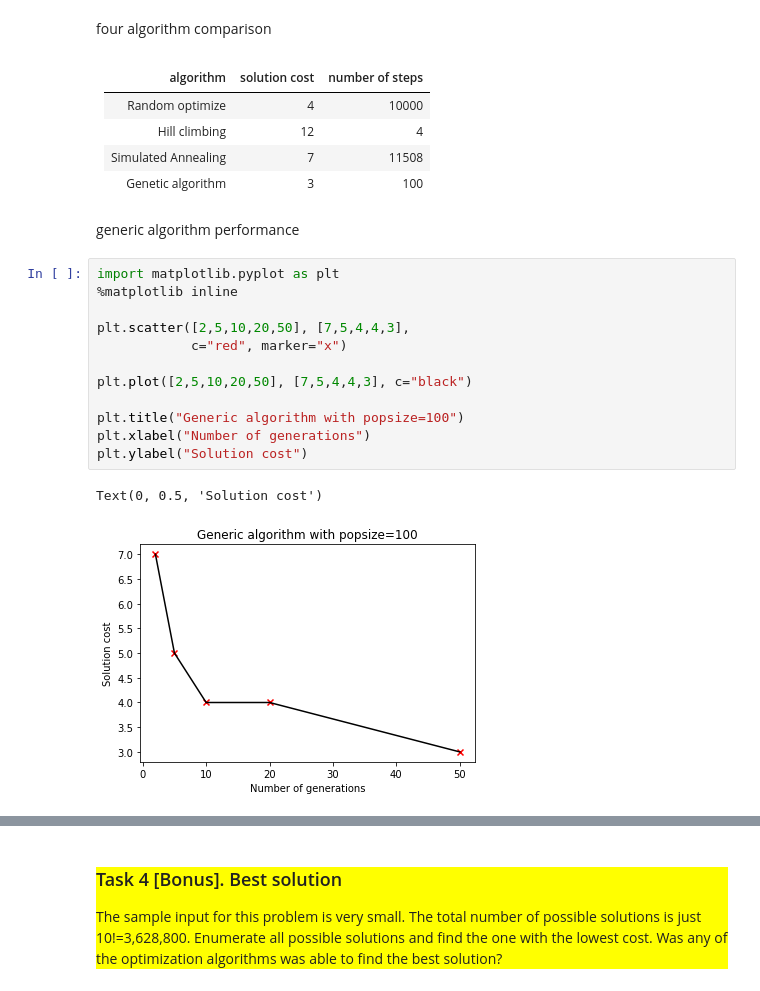
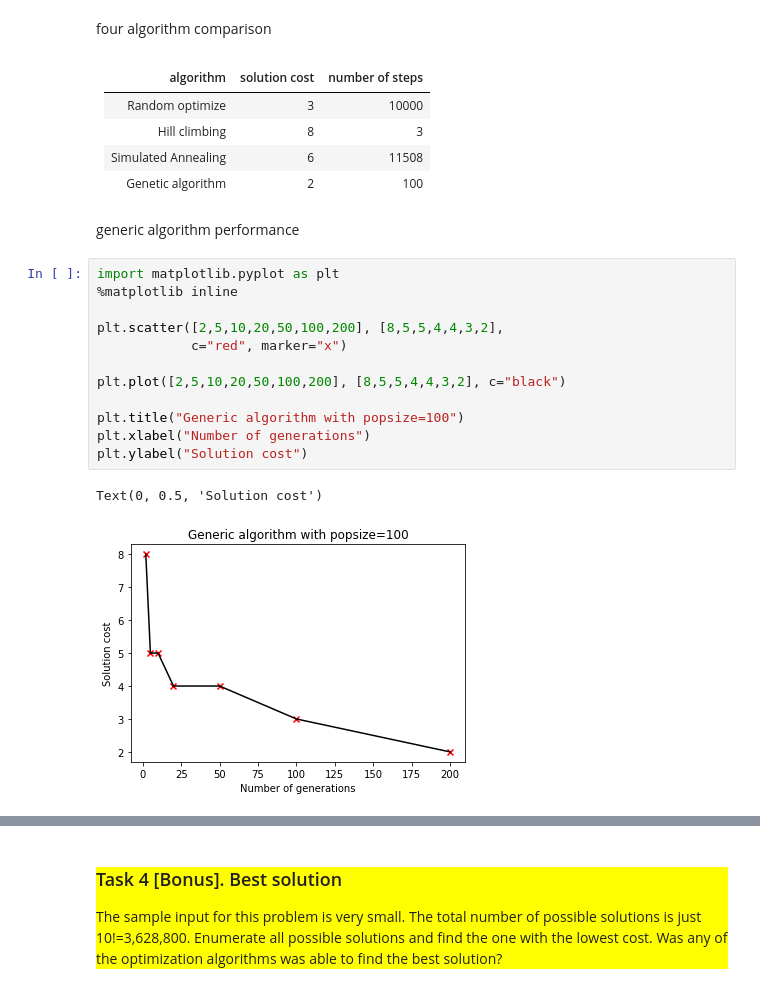
Before and after one commit to The2018/ml_optimization_lab, a Jupyter notebook: optimization_lab.ipynb, the cells around one changed output, grey strips where cells are left out. Saved outputs shown, nothing was run; the diff lists cells and outputs as text.

```diff
--- a/optimization_lab.ipynb
+++ b/optimization_lab.ipynb
@@ -627,25 +631,25 @@ four algorithm comparison
 # %% [markdown]
 |algorithm | solution cost | number of steps |
 | --- | --- | --- |
-|Random optimize| 4 | 10000 |
-|Hill climbing| 12 | 4 |
-|Simulated Annealing| 7 | 11508 |
-|Genetic algorithm| 3 | 100 |
+|Random optimize| 3 | 10000 |
+|Hill climbing| 8 | 3 |
+|Simulated Annealing| 6 | 11508 |
+|Genetic algorithm| 2 | 100 |
 # %% [markdown]
 generic algorithm performance
 # %%
 import matplotlib.pyplot as plt
 %matplotlib inline
 
-plt.scatter([2,5,10,20,50], [7,5,4,4,3],
+plt.scatter([2,5,10,20,50,100,200], [8,5,5,4,4,3,2],
             c="red", marker="x")
 
-plt.plot([2,5,10,20,50], [7,5,4,4,3], c="black")
+plt.plot([2,5,10,20,50,100,200], [8,5,5,4,4,3,2], c="black")
 
 plt.title("Generic algorithm with popsize=100")
 plt.xlabel("Number of generations")
 plt.ylabel("Solution cost")
 # %% [output]
 Text(0, 0.5, 'Solution cost')
-[figure, old version]
+[figure, new version]
 # %%
```
Also changed, not shown: parts of 14 cells of this notebook.
